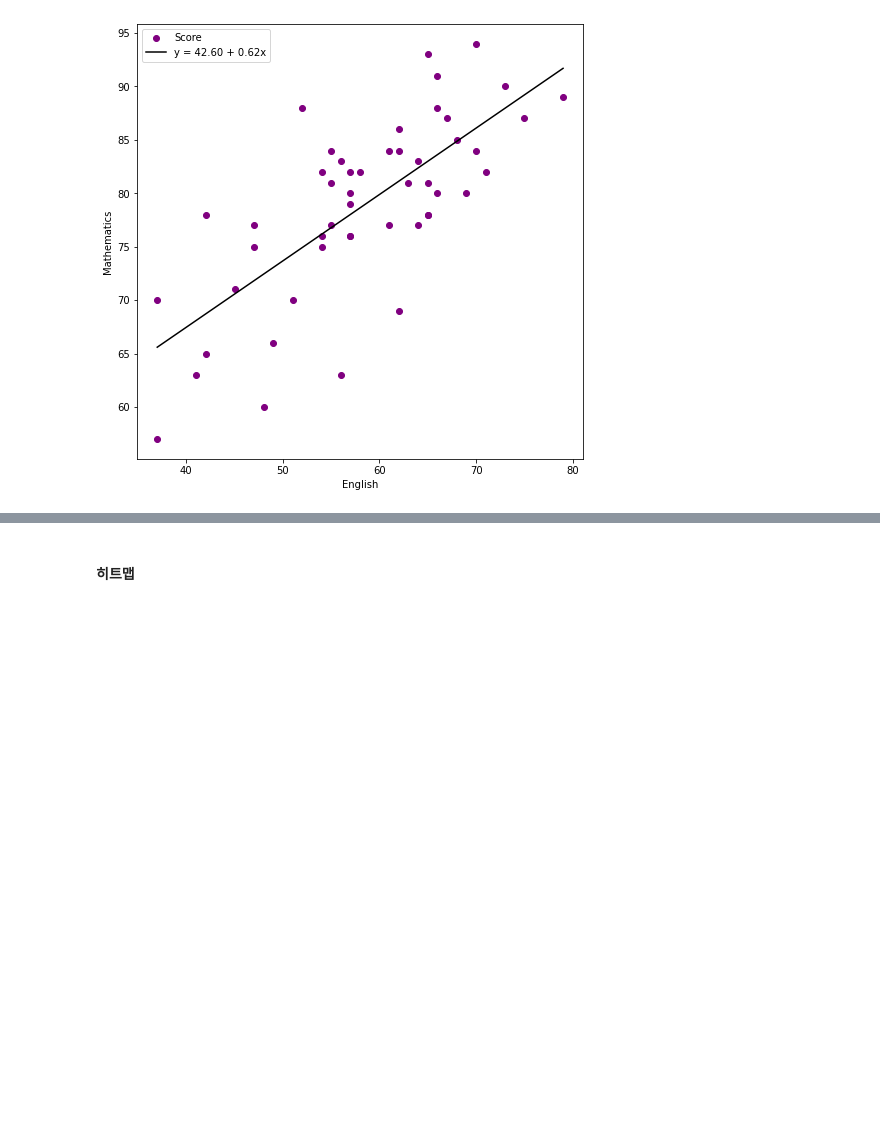
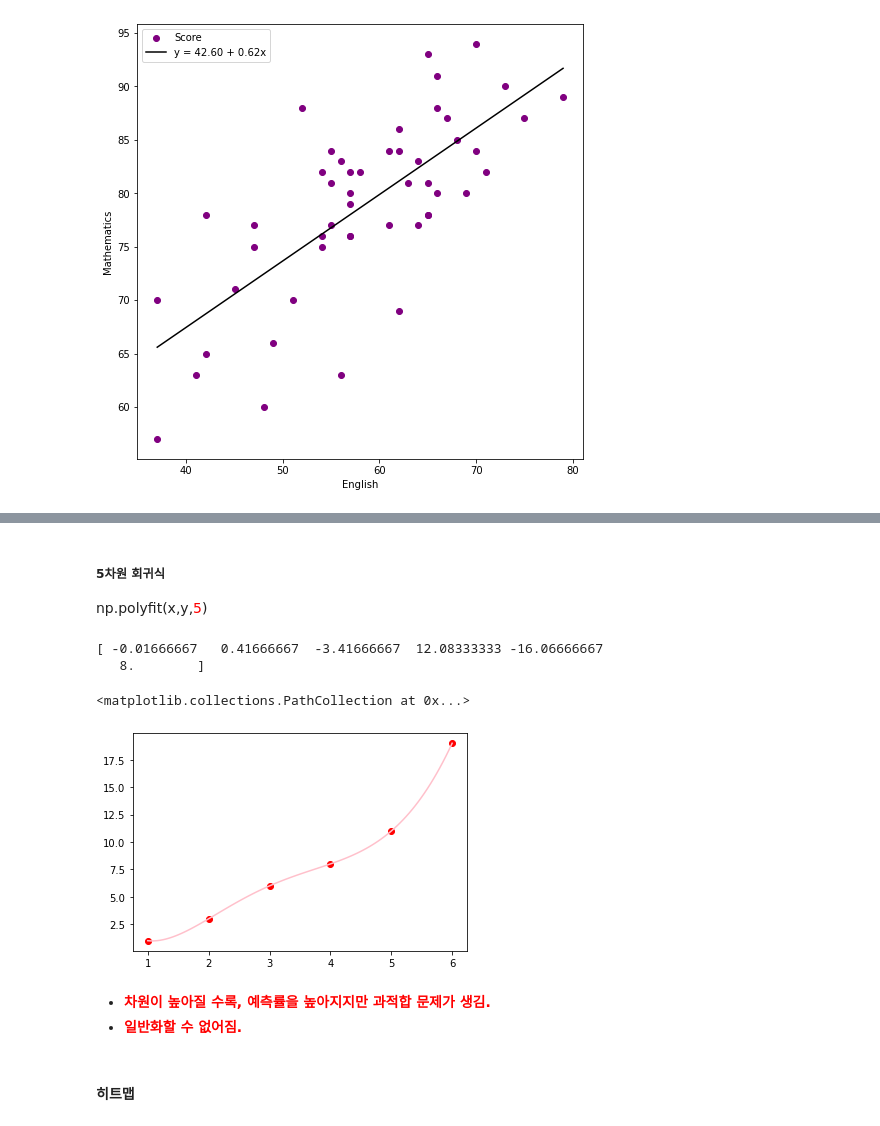
Before and after one commit to choi-aerim/cakd7_class, a Jupyter notebook: m3_ 통계/Statistic_1.ipynb, the cells around one changed output, grey strips where cells are left out. Drawn from its saved outputs; the diff is of its cells as text; code cells hidden in the pictures; blank space fills up the shorter version.

```diff
--- a/m3_ 통계/Statistic_1.ipynb
+++ b/m3_ 통계/Statistic_1.ipynb
@@ -931,3 +998,35 @@ plt.show()
+# %% [markdown]
+##### 5차원 회귀식
+np.polyfit(x,y,<span style = 'color:red'>5</span>)
+# %%
+x = [1,2,3,4,5,6]
+y = [1,3,6,8,11,19]
+
+# 5차원 회귀계수 만들기: Y = B0 + B1X + B2X^2 + B3X^3 + B4X^4 + B5X^5
+poly = np.polyfit(x,y,5)
+print(poly)   # [B5, B4, B3, B2, B1, B0]
+
+
+#시각화
+
+## 곡선을 완만하게 그리기 위해 X값을 세분화
+x_line = np.linspace(1,6,100)
+y_pred = np.zeros_like(x_line)
+
+## 배열은 전체값을 알아서 계산해줌. 따로 요소값마다 돌리는 다중 for문 안돌려도됨
+for i in range(6):
+    y_pred += x_line**(5-i)*poly[i]
+
+plt.plot(x_line, y_pred, color = 'pink')
+plt.scatter(x,y, color = 'red')
+# %% [output]
+[ -0.01666667   0.41666667  -3.41666667  12.08333333 -16.06666667
+   8.        ]
+<matplotlib.collections.PathCollection at 0x...>
+[figure, added]
+# %% [markdown]
+- <b> <span style = 'color:red'> 차원이 높아질 수록, 예측률을 높아지지만 과적합 문제가 생김.</span></b>
+- <b> <span style = 'color:red'> 일반화할 수 없어짐.</span></b>
 # %% [markdown]
 #### 히트맵
 # %%
```
Also changed, not shown: parts of 42 cells of this notebook, 2 other files.
